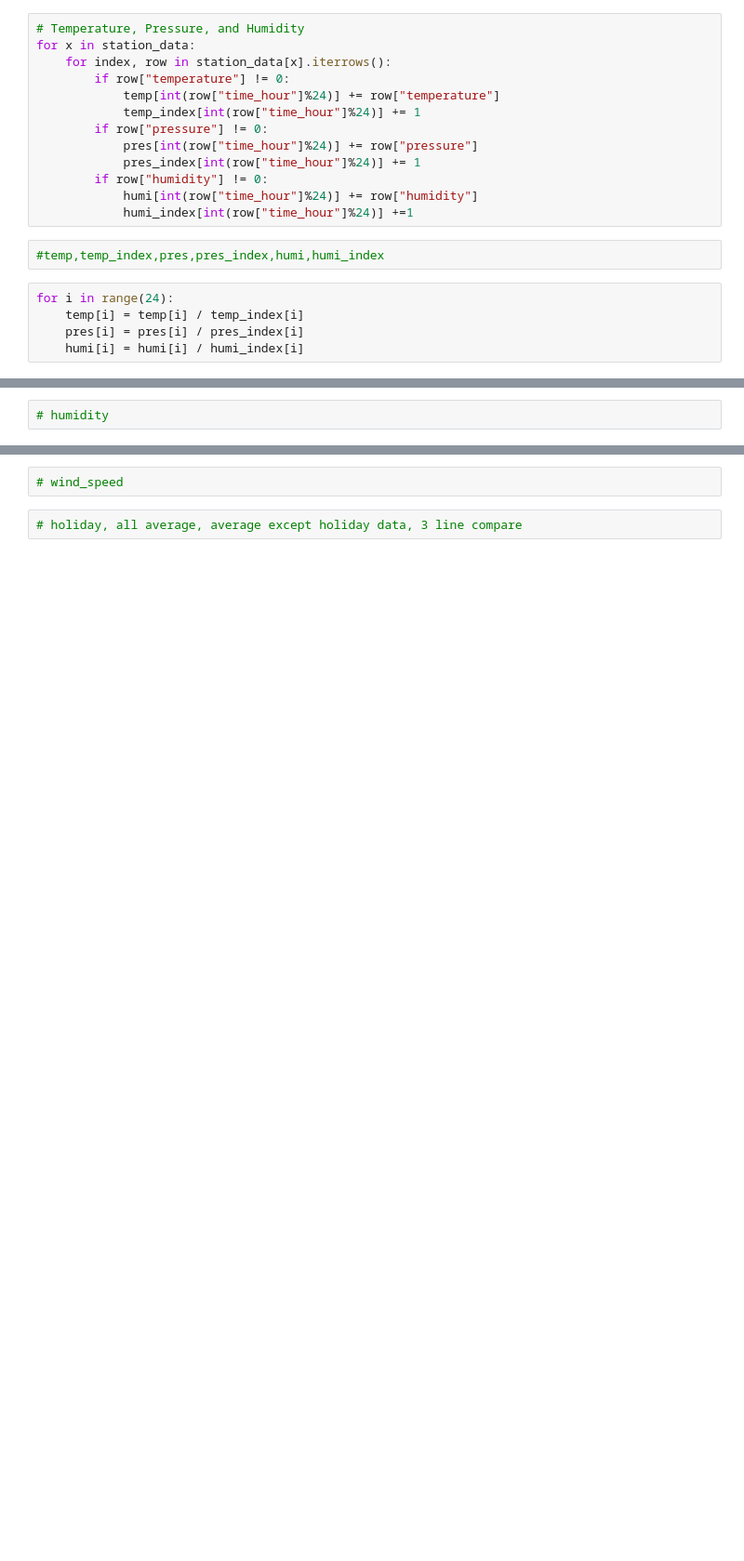
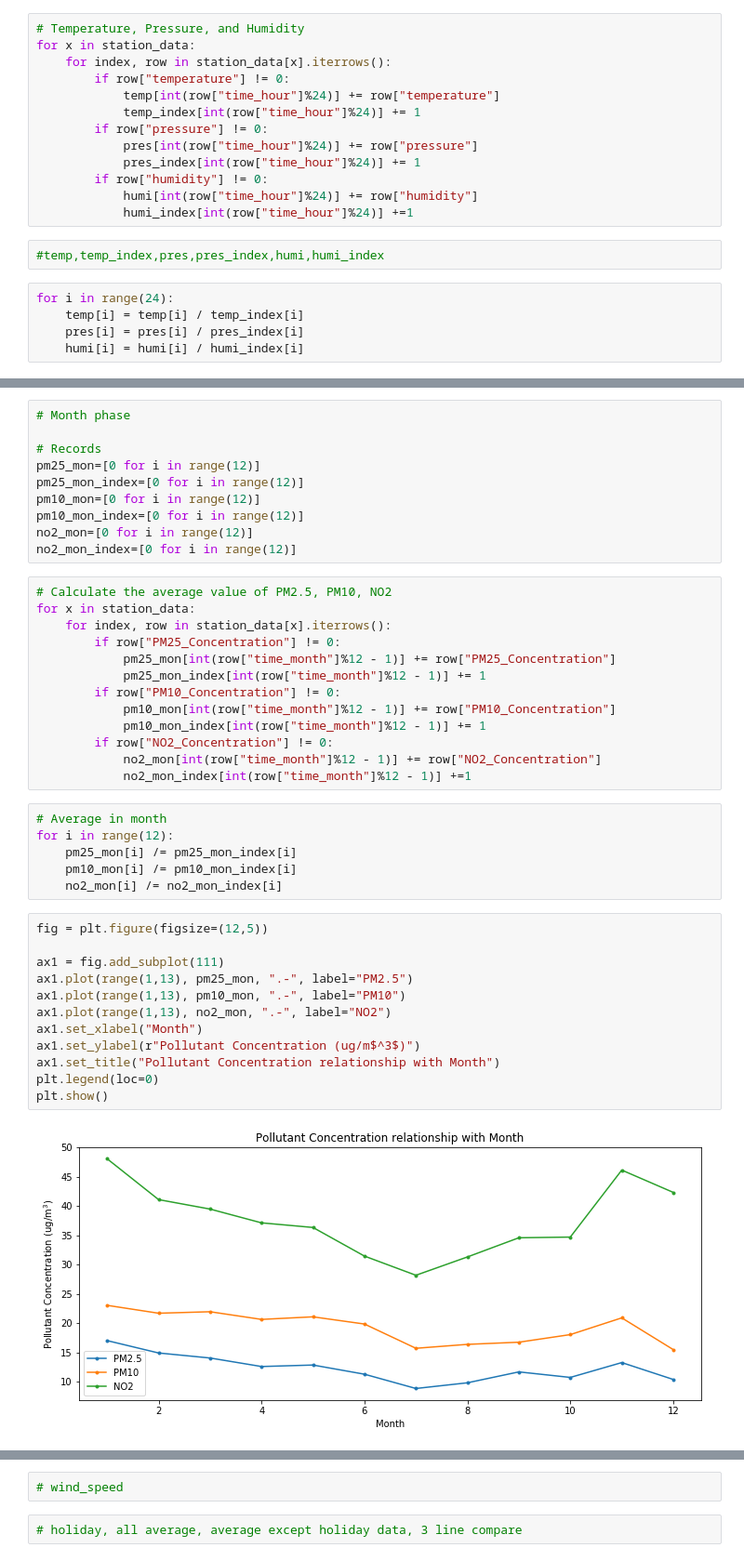
Before and after one commit to data-mining-not-found/air-quality-prediction, a Jupyter notebook: Released code/Version_1_0/11_charactristics_display.ipynb, the cells around one changed output, grey strips where cells are left out. Shown at 93% size. Cells and saved outputs as stored; diff of their text form; blank space fills up the shorter version.

```diff
--- a/Released code/Version_1_0/11_charactristics_display.ipynb
+++ b/Released code/Version_1_0/11_charactristics_display.ipynb
@@ -247,4 +228,45 @@ ax3_t.legend(loc=1)
-# %%
-# humidity
+# %%
+# Month phase
+
+# Records
+pm25_mon=[0 for i in range(12)]
+pm25_mon_index=[0 for i in range(12)]
+pm10_mon=[0 for i in range(12)]
+pm10_mon_index=[0 for i in range(12)]
+no2_mon=[0 for i in range(12)]
+no2_mon_index=[0 for i in range(12)]
+# %%
+# Calculate the average value of PM2.5, PM10, NO2
+for x in station_data:
+    for index, row in station_data[x].iterrows():
+        if row["PM25_Concentration"] != 0:
+            pm25_mon[int(row["time_month"]%12 - 1)] += row["PM25_Concentration"]
+            pm25_mon_index[int(row["time_month"]%12 - 1)] += 1
+        if row["PM10_Concentration"] != 0:
+            pm10_mon[int(row["time_month"]%12 - 1)] += row["PM10_Concentration"]
+            pm10_mon_index[int(row["time_month"]%12 - 1)] += 1
+        if row["NO2_Concentration"] != 0:
+            no2_mon[int(row["time_month"]%12 - 1)] += row["NO2_Concentration"]
+            no2_mon_index[int(row["time_month"]%12 - 1)] +=1
+# %%
+# Average in month
+for i in range(12):
+    pm25_mon[i] /= pm25_mon_index[i]
+    pm10_mon[i] /= pm10_mon_index[i]
+    no2_mon[i] /= no2_mon_index[i]
+# %%
+fig = plt.figure(figsize=(12,5))
+
+ax1 = fig.add_subplot(111)
+ax1.plot(range(1,13), pm25_mon, ".-", label="PM2.5")
+ax1.plot(range(1,13), pm10_mon, ".-", label="PM10")
+ax1.plot(range(1,13), no2_mon, ".-", label="NO2")
+ax1.set_xlabel("Month")
+ax1.set_ylabel(r"Pollutant Concentration (ug/m$^3$)")
+ax1.set_title("Pollutant Concentration relationship with Month")
+plt.legend(loc=0)
+plt.show()
+# %% [output]
+[figure, added]
 # %%
 # wind_direction
```
Also changed, not shown: parts of 5 cells of this notebook.
